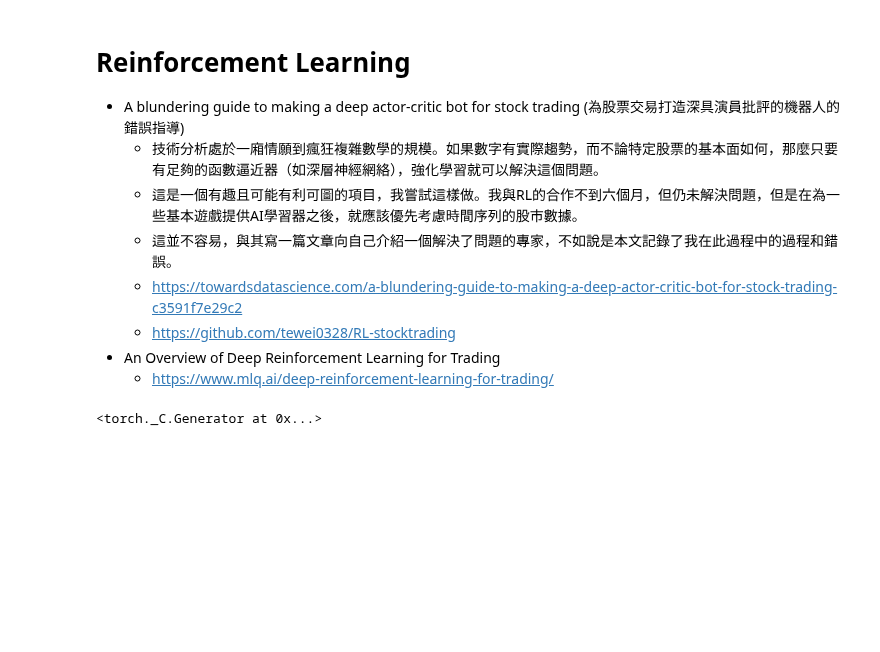
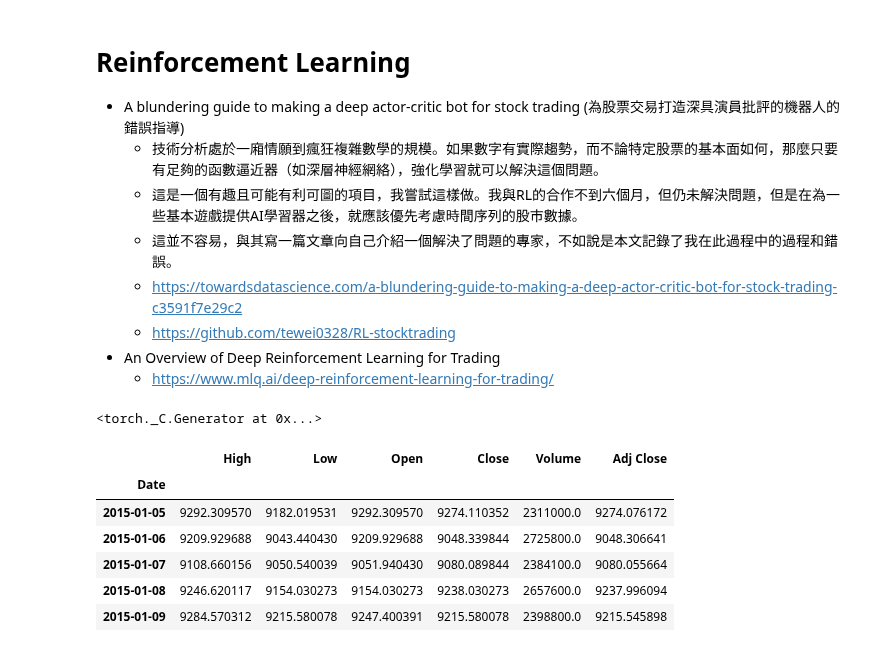
Before and after one commit to tewei0328/teach-TS, a Jupyter notebook: TS_RL1.ipynb, the cells around one changed output. Drawn from its saved outputs; the diff is of its cells as text; code cells hidden in the pictures; blank space fills up the shorter version.

```diff
--- a/TS_RL1.ipynb
+++ b/TS_RL1.ipynb
@@ -46,3 +46,13 @@ apl_open = apl_stock["Open"].values
 apl_close = apl_stock["Close"].values
 msf_open = msf_stock["Open"].values
 msf_close = msf_stock["Close"].values
+# %%
+msf_stock.head()
+# %% [output]
+|  | High | Low | Open | Close | Volume | Adj Close |
+| Date |  |  |  |  |  |  |
+| 2015-01-05 | 9292.309570 | 9182.019531 | 9292.309570 | 9274.110352 | 2311000.0 | 9274.076172 |
+| 2015-01-06 | 9209.929688 | 9043.440430 | 9209.929688 | 9048.339844 | 2725800.0 | 9048.306641 |
+| 2015-01-07 | 9108.660156 | 9050.540039 | 9051.940430 | 9080.089844 | 2384100.0 | 9080.055664 |
+| 2015-01-08 | 9246.620117 | 9154.030273 | 9154.030273 | 9238.030273 | 2657600.0 | 9237.996094 |
+| 2015-01-09 | 9284.570312 | 9215.580078 | 9247.400391 | 9215.580078 | 2398800.0 | 9215.545898 |
```
Also changed, not shown: parts of 6 cells of this notebook.
